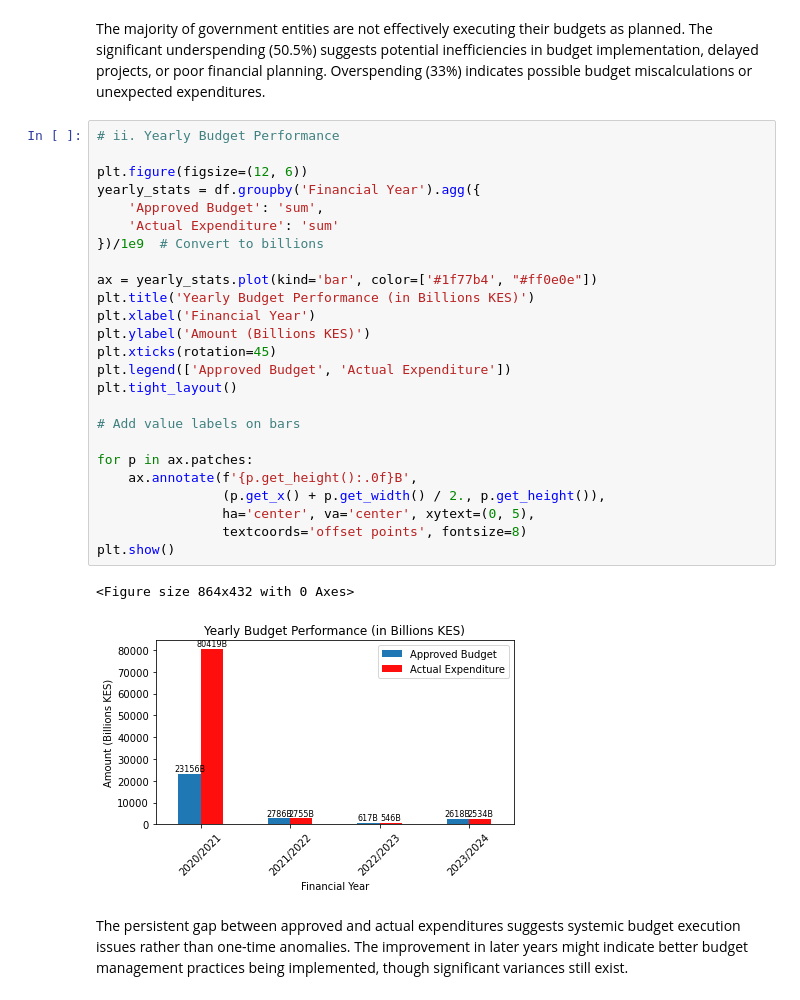
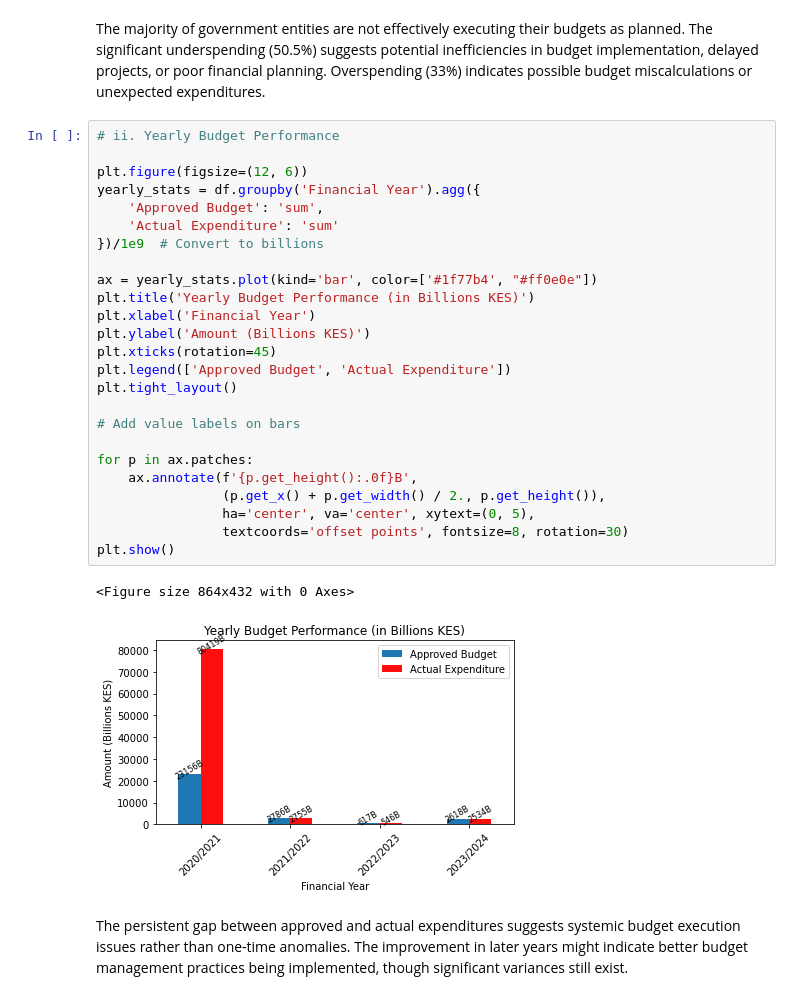
Before and after one commit to Sydney-Were/Analysis-of-National-Government-Ministries-Departments-and-Agencies-Budget-Data, a Jupyter notebook: Analysis.ipynb, the cells around one changed output. Saved outputs shown, nothing was run; the diff lists cells and outputs as text.

```diff
--- a/Analysis.ipynb
+++ b/Analysis.ipynb
@@ -389,31 +391,31 @@ The majority of government entities are not effectively executing their budgets
 # %%
 # ii. Yearly Budget Performance
 
 plt.figure(figsize=(12, 6))
 yearly_stats = df.groupby('Financial Year').agg({
     'Approved Budget': 'sum',
     'Actual Expenditure': 'sum'
 })/1e9  # Convert to billions
 
 ax = yearly_stats.plot(kind='bar', color=['#1f77b4', "#ff0e0e"])
 plt.title('Yearly Budget Performance (in Billions KES)')
 plt.xlabel('Financial Year')
 plt.ylabel('Amount (Billions KES)')
 plt.xticks(rotation=45)
 plt.legend(['Approved Budget', 'Actual Expenditure'])
 plt.tight_layout()
 
 # Add value labels on bars
 
 for p in ax.patches:
     ax.annotate(f'{p.get_height():.0f}B',
                 (p.get_x() + p.get_width() / 2., p.get_height()),
                 ha='center', va='center', xytext=(0, 5),
-                textcoords='offset points', fontsize=8)
+                textcoords='offset points', fontsize=8, rotation=30)
 plt.show()
 # %% [output]
 <Figure size 864x432 with 0 Axes>
-[figure, old version]
+[figure, new version]
 # %% [markdown]
 The persistent gap between approved and actual expenditures suggests systemic budget execution issues rather than one-time anomalies. The improvement in later years might indicate better budget management practices being implemented, though significant variances still exist.
 # %%
```
Also changed, not shown: parts of 6 cells of this notebook.
